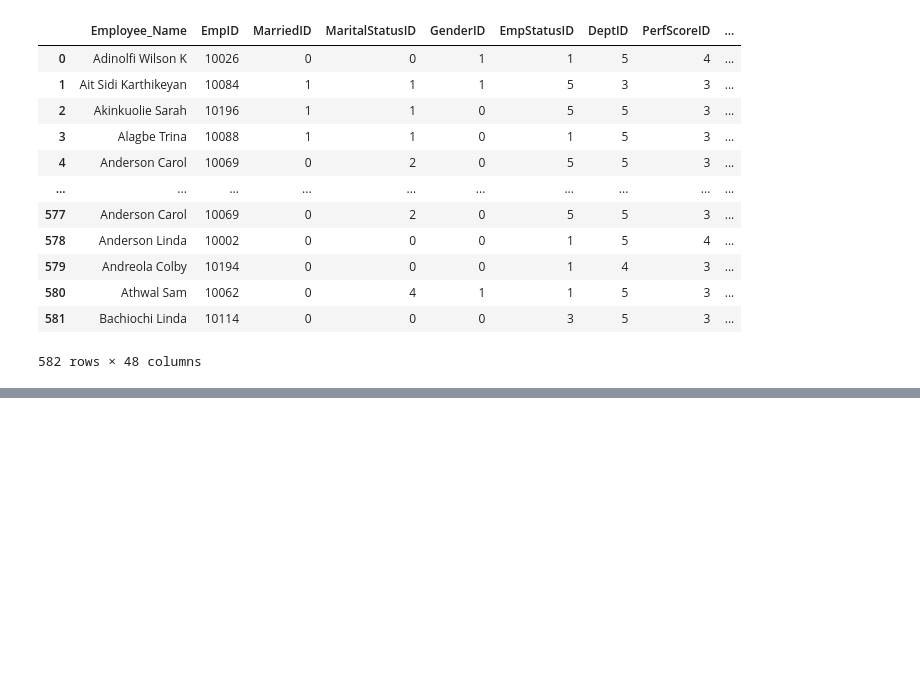
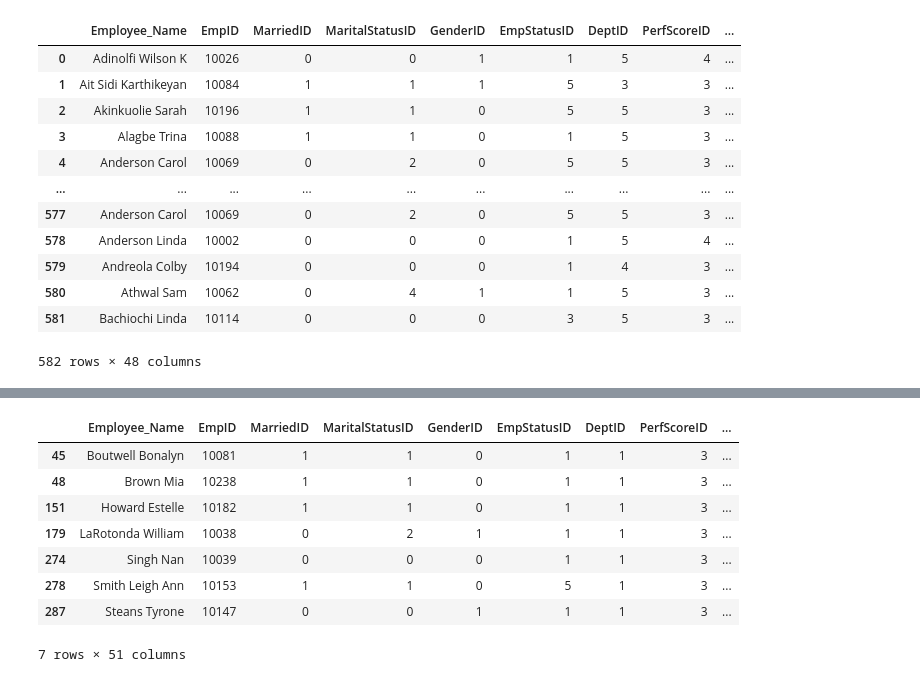
Before and after one commit to RusanMaharjan/Data-Science---3, a Jupyter notebook: Feature Engineering.ipynb, the cells around one changed output, grey strips where cells are left out. Drawn from its saved outputs; the diff is of its cells as text; code cells hidden in the pictures; blank space fills up the shorter version.

```diff
--- a/Feature Engineering.ipynb
+++ b/Feature Engineering.ipynb
@@ -173,0 +197,24 @@ df
+# %%
+def splitName(name):
+    value = name.strip().split() # ['Michael', 'middle', 'Albert']
+
+    if len(value) == 1:
+        return pd.Series([value[0], np.nan, np.nan])
+    elif len(value) == 2:
+        return pd.Series([value[0], np.nan, value[1]])
+    else:
+        return pd.Series([value[0], value[1], value[2]])
+# %%
+df[['M_first_name', 'M_middle_name', 'M_last_name']] = df['ManagerName'].apply(splitName)
+# %%
+df[df['ManagerName'] == 'Brandon R. LeBlanc']
+# %% [output]
+|  | Employee_Name | EmpID | MarriedID | MaritalStatusID | GenderID | EmpStatusID | DeptID | PerfScoreID | ... |
+| 45 | Boutwell Bonalyn | 10081 | 1 | 1 | 0 | 1 | 1 | 3 | ... |
+| 48 | Brown Mia | 10238 | 1 | 1 | 0 | 1 | 1 | 3 | ... |
+| 151 | Howard Estelle | 10182 | 1 | 1 | 0 | 1 | 1 | 3 | ... |
+| 179 | LaRotonda William | 10038 | 0 | 2 | 1 | 1 | 1 | 3 | ... |
+| 274 | Singh Nan | 10039 | 0 | 0 | 0 | 1 | 1 | 3 | ... |
+| 278 | Smith Leigh Ann | 10153 | 1 | 1 | 0 | 5 | 1 | 3 | ... |
+| 287 | Steans Tyrone | 10147 | 0 | 0 | 1 | 1 | 1 | 3 | ... |
+7 rows × 51 columns
```
Also changed, not shown: parts of 5 cells of this notebook, 7 other files.
